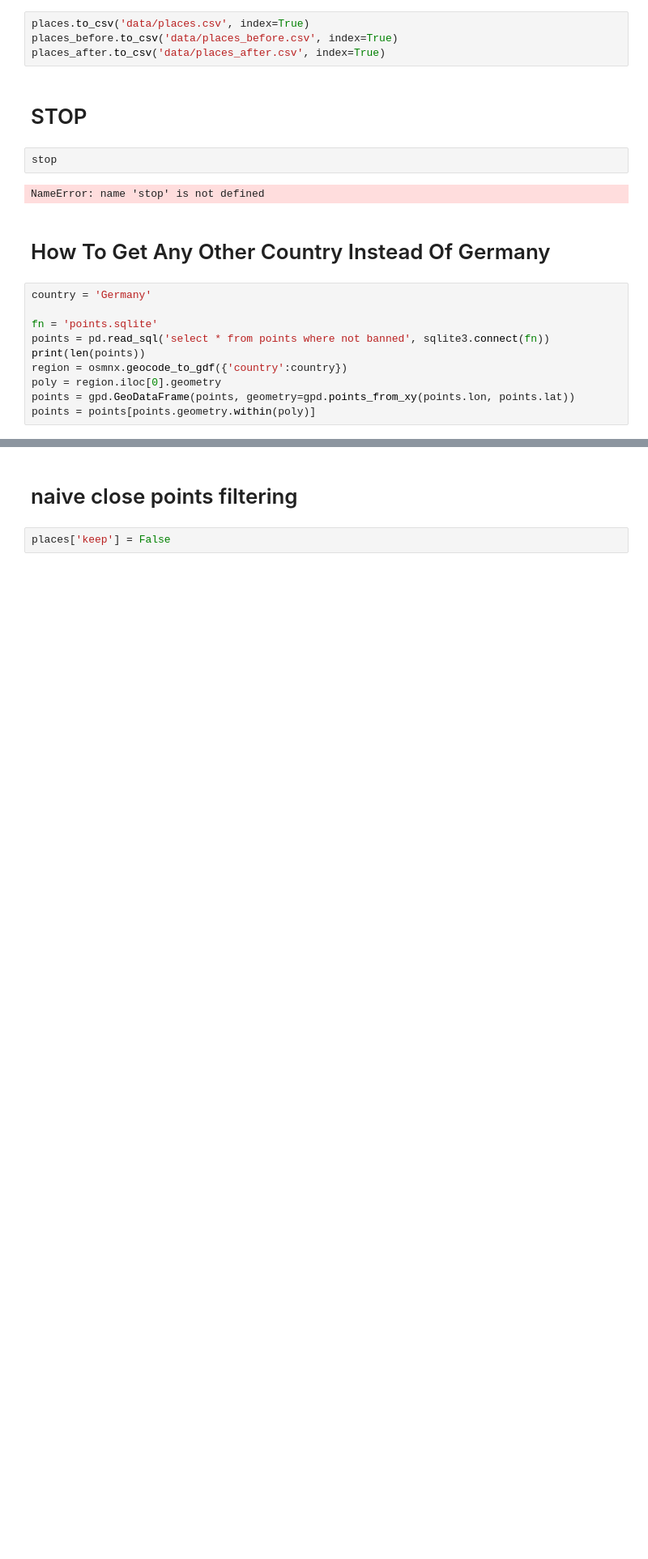
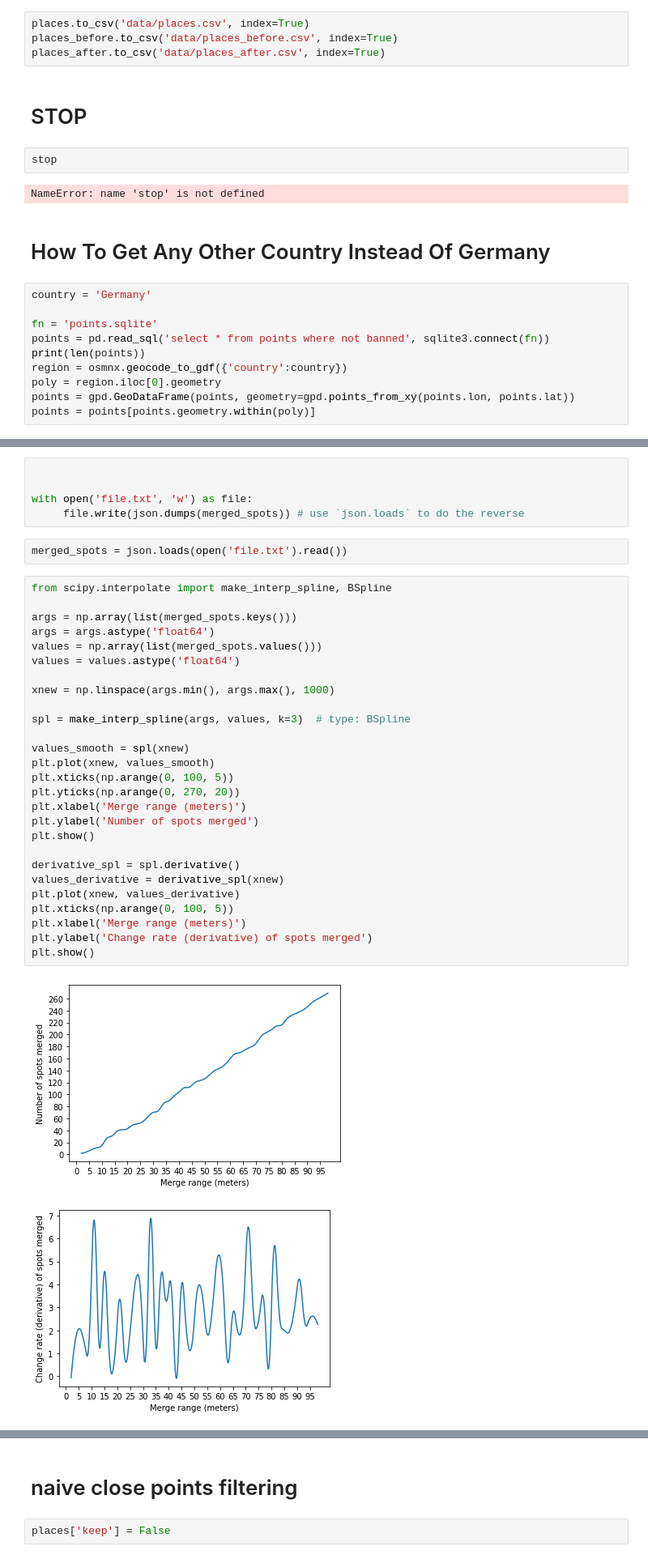
Before and after one commit to Hitchwiki/hitchmap-data, a Jupyter notebook: cleaning.ipynb, the cells around one changed output, grey strips where cells are left out. Shown at 81% size. Cells and saved outputs as stored; diff of their text form; blank space fills up the shorter version.

Commit message:
merge analysis plot

```diff
--- a/cleaning.ipynb
+++ b/cleaning.ipynb
@@ -539,0 +626,37 @@ points = points[points.geometry.within(poly)]
+# %%
+
+
+with open('file.txt', 'w') as file:
+     file.write(json.dumps(merged_spots)) # use `json.loads` to do the reverse
+# %%
+merged_spots = json.loads(open('file.txt').read())
+# %%
+from scipy.interpolate import make_interp_spline, BSpline
+
+args = np.array(list(merged_spots.keys()))
+args = args.astype('float64')
+values = np.array(list(merged_spots.values()))
+values = values.astype('float64')
+
+xnew = np.linspace(args.min(), args.max(), 1000)
+
+spl = make_interp_spline(args, values, k=3)  # type: BSpline
+
+values_smooth = spl(xnew)
+plt.plot(xnew, values_smooth)
+plt.xticks(np.arange(0, 100, 5))
+plt.yticks(np.arange(0, 270, 20))
+plt.xlabel('Merge range (meters)')
+plt.ylabel('Number of spots merged')
+plt.show()
+
+derivative_spl = spl.derivative()
+values_derivative = derivative_spl(xnew)
+plt.plot(xnew, values_derivative)
+plt.xticks(np.arange(0, 100, 5))
+plt.xlabel('Merge range (meters)')
+plt.ylabel('Change rate (derivative) of spots merged')
+plt.show()
+# %% [output]
+[figure, added]
+[figure, added]
```
Also changed, not shown: parts of 5 cells of this notebook, 1 other file.
